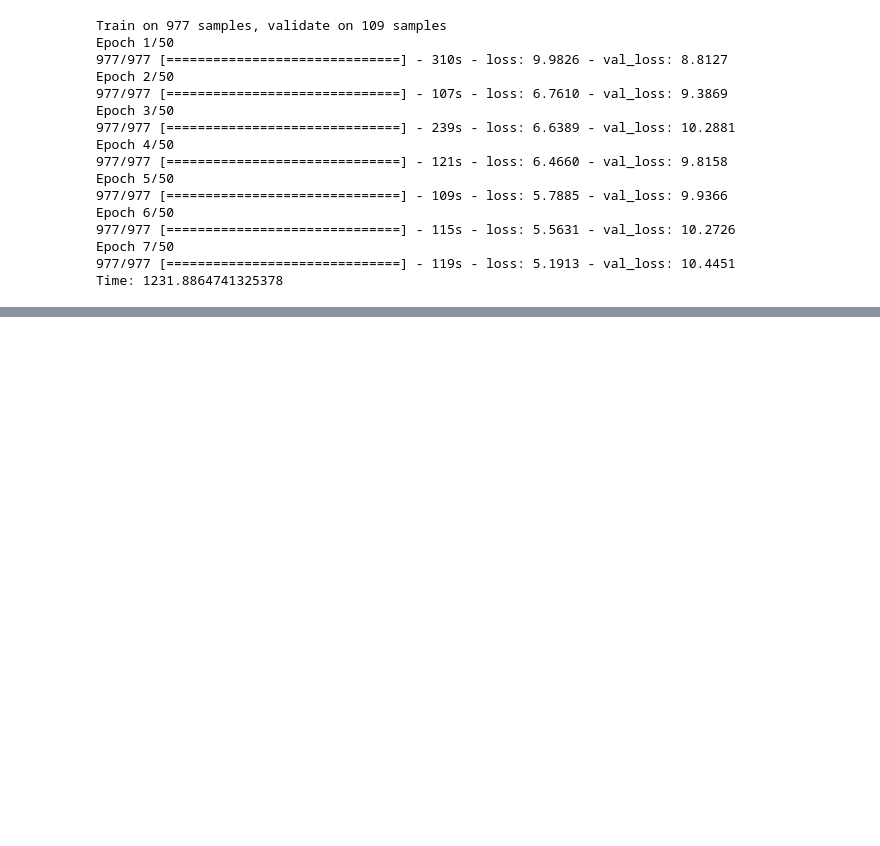
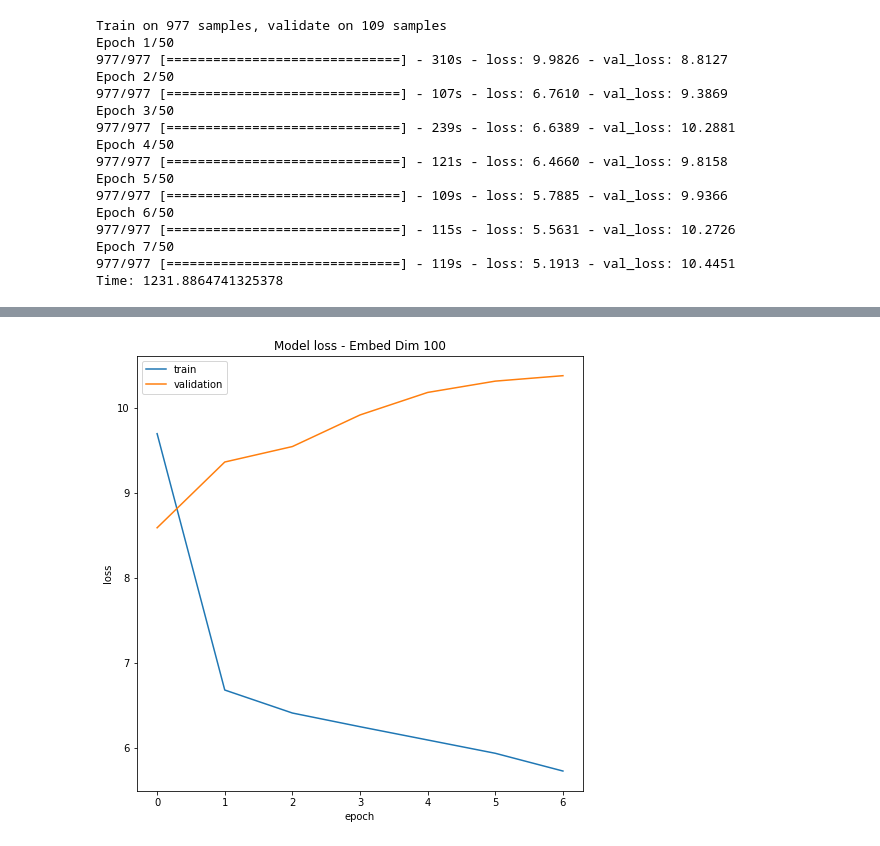
Before and after one commit to JC-B/nlp-subject-headline-project, a Jupyter notebook: model2_do_it_all.ipynb, the cells around one changed output, grey strips where cells are left out. Cells and saved outputs as stored; diff of their text form; code cells hidden in the pictures; blank space fills up the shorter version.

```diff
--- a/model2_do_it_all.ipynb
+++ b/model2_do_it_all.ipynb
@@ -194,0 +194,4 @@ if __name__ == '__main__':
+# %%
+plot_model_perf(100)
+# %% [output]
+[figure, added]
```
Also changed, not shown: parts of 11 cells of this notebook.
